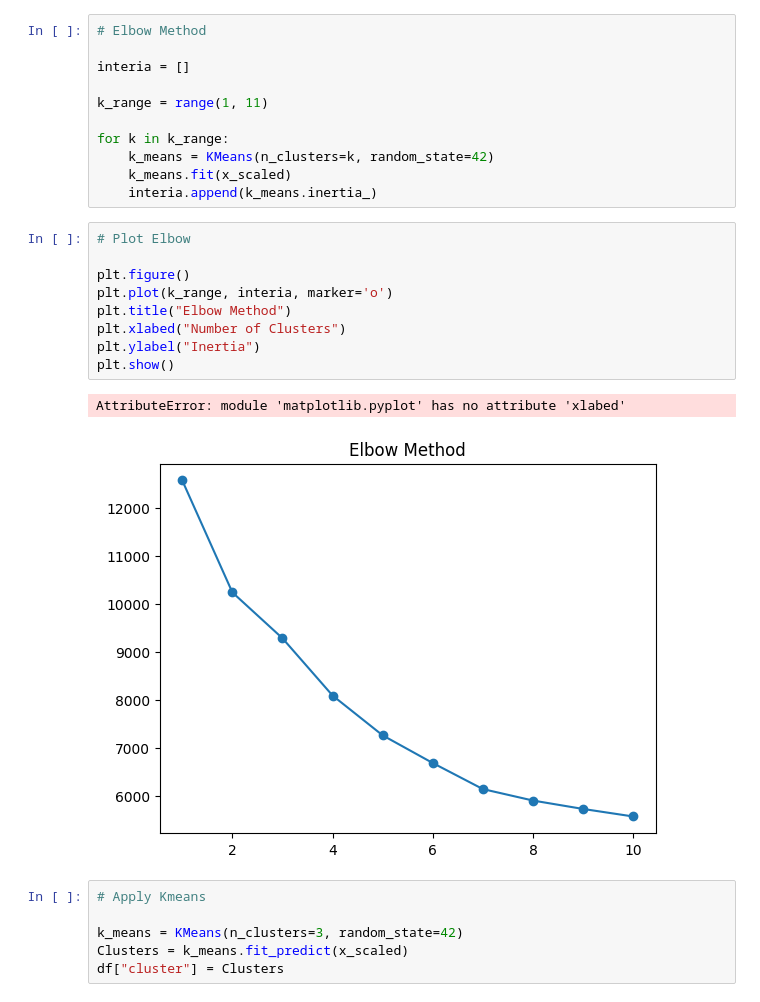
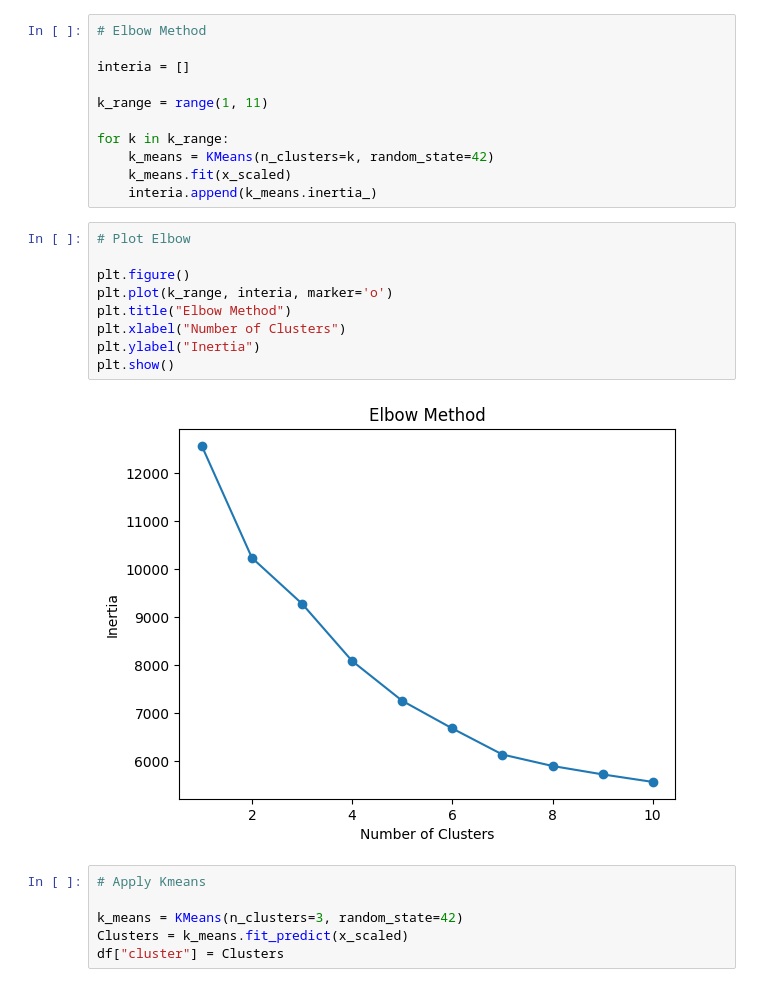
Before and after one commit to sameerrajbhar7-collab/WineQT, a Jupyter notebook: WineQT.ipynb, the cells around one changed output. Saved outputs shown, nothing was run; the diff lists cells and outputs as text.

Commit message:
Fix Little Error

```diff
--- a/WineQT.ipynb
+++ b/WineQT.ipynb
@@ -40,15 +40,14 @@ for k in k_range:
 # %%
 # Plot Elbow
 
 plt.figure()
 plt.plot(k_range, interia, marker='o')
 plt.title("Elbow Method")
-plt.xlabed("Number of Clusters")
+plt.xlabel("Number of Clusters")
 plt.ylabel("Inertia")
 plt.show()
 # %% [output]
-AttributeError: module 'matplotlib.pyplot' has no attribute 'xlabed'
-[figure, old version]
+[figure, new version]
 # %%
 # Apply Kmeans
 
```
